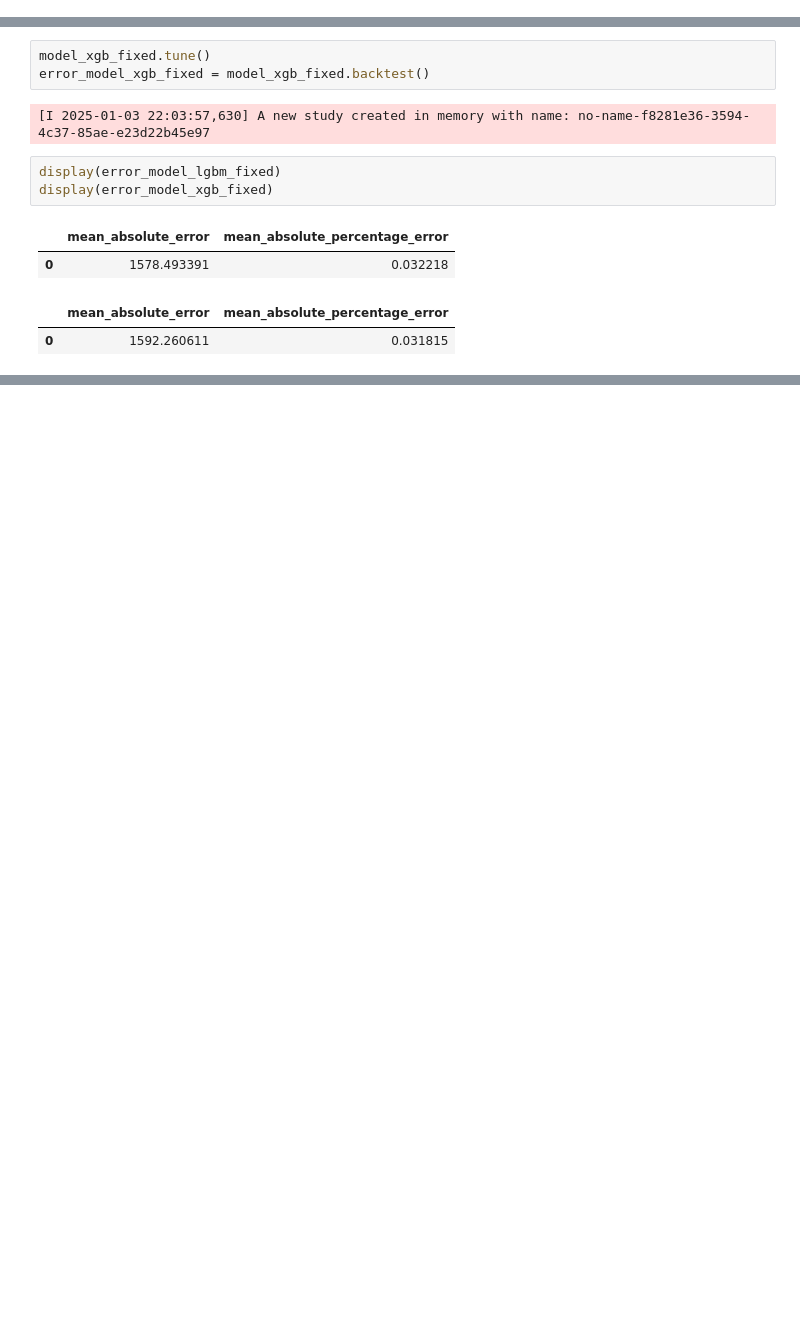
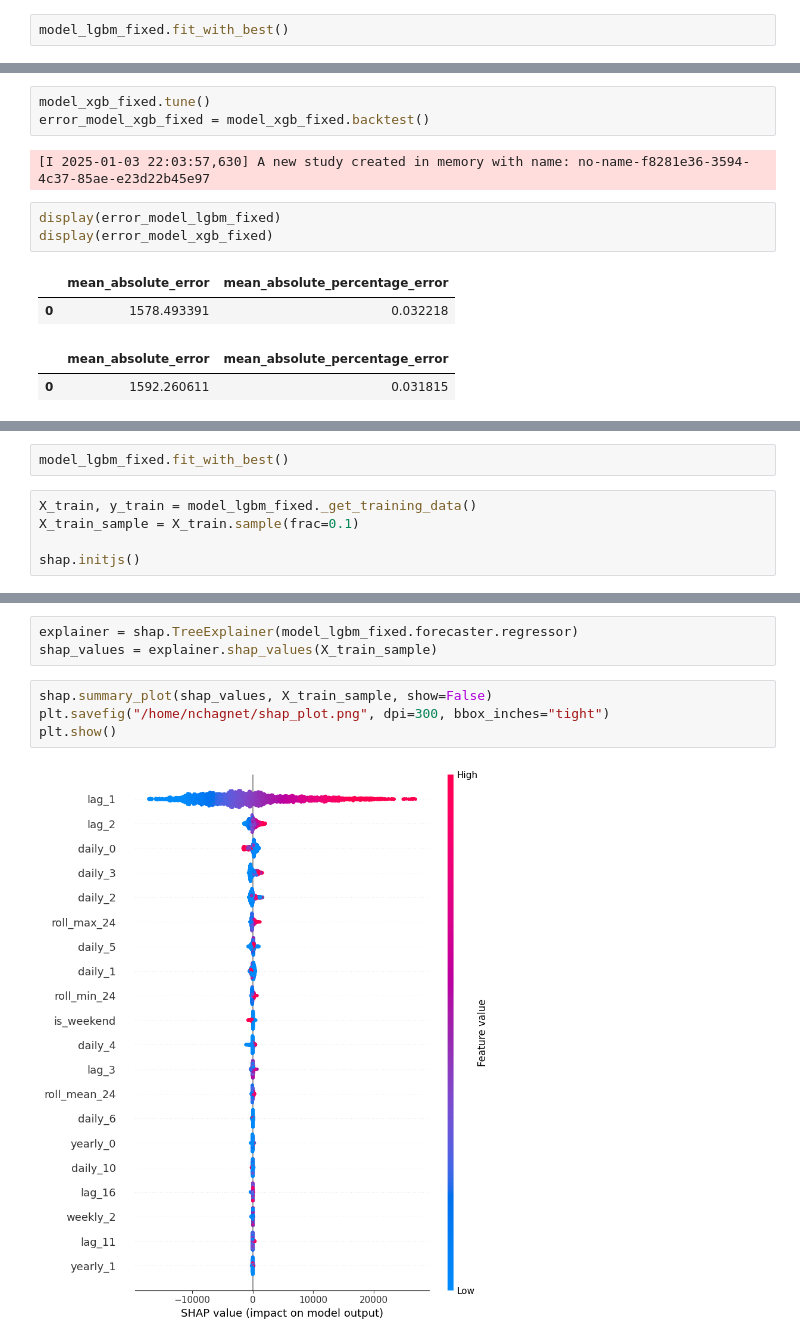
Before and after one commit to NicolasChagnet/energy-demand-forecast, a Jupyter notebook: notebooks/1_model_selection.ipynb, the cells around one changed output, grey strips where cells are left out. Cells and saved outputs as stored; diff of their text form; blank space fills up the shorter version.

```diff
--- a/notebooks/1_model_selection.ipynb
+++ b/notebooks/1_model_selection.ipynb
@@ -76,0 +94,2 @@ error_model_lgbm_fixed = model_lgbm_fixed.backtest()
+# %%
+model_lgbm_fixed.fit_with_best()
@@ -89,0 +131,7 @@ display(error_model_xgb_fixed)
+# %%
+model_lgbm_fixed.fit_with_best()
+# %%
+X_train, y_train = model_lgbm_fixed._get_training_data()
+X_train_sample = X_train.sample(frac=0.1)
+
+shap.initjs()
@@ -89,0 +140,9 @@ display(error_model_xgb_fixed)
+# %%
+explainer = shap.TreeExplainer(model_lgbm_fixed.forecaster.regressor)
+shap_values = explainer.shap_values(X_train_sample)
+# %%
+shap.summary_plot(shap_values, X_train_sample, show=False)
+plt.savefig("/home/nchagnet/shap_plot.png", dpi=300, bbox_inches="tight")
+plt.show()
+# %% [output]
+[figure, added]
```
Also changed, not shown: parts of 12 cells of this notebook, 1 other file.
